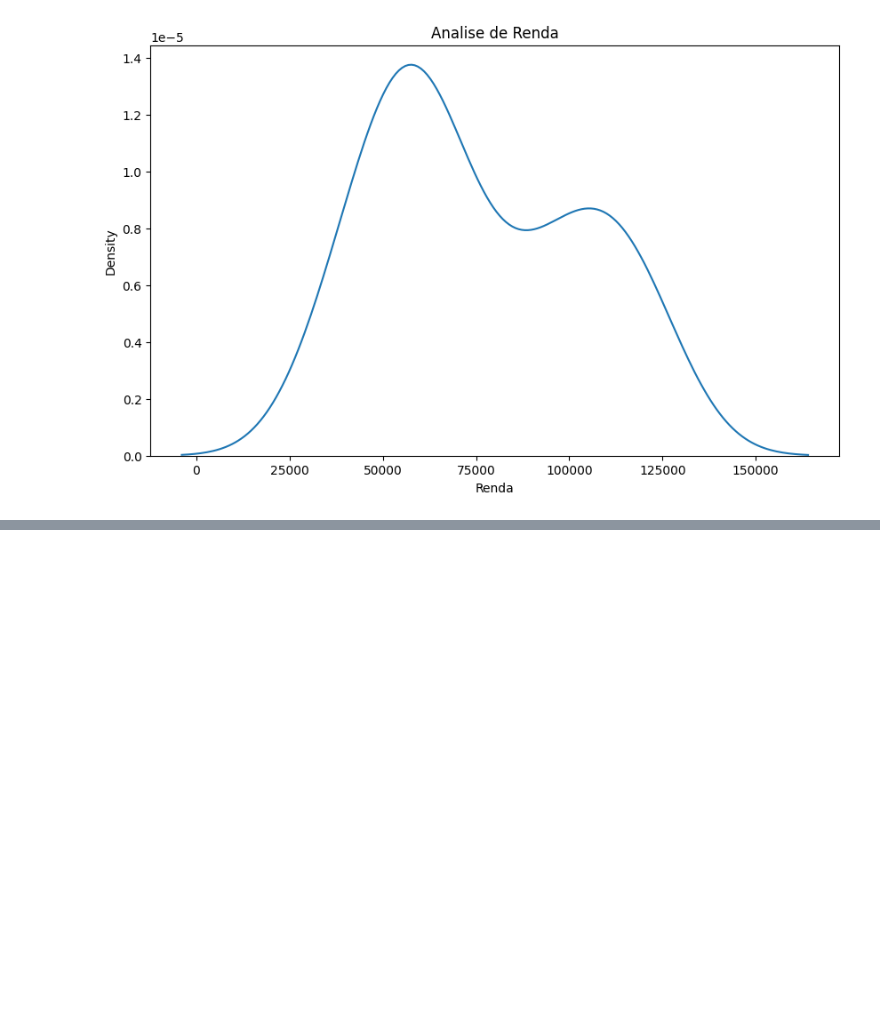
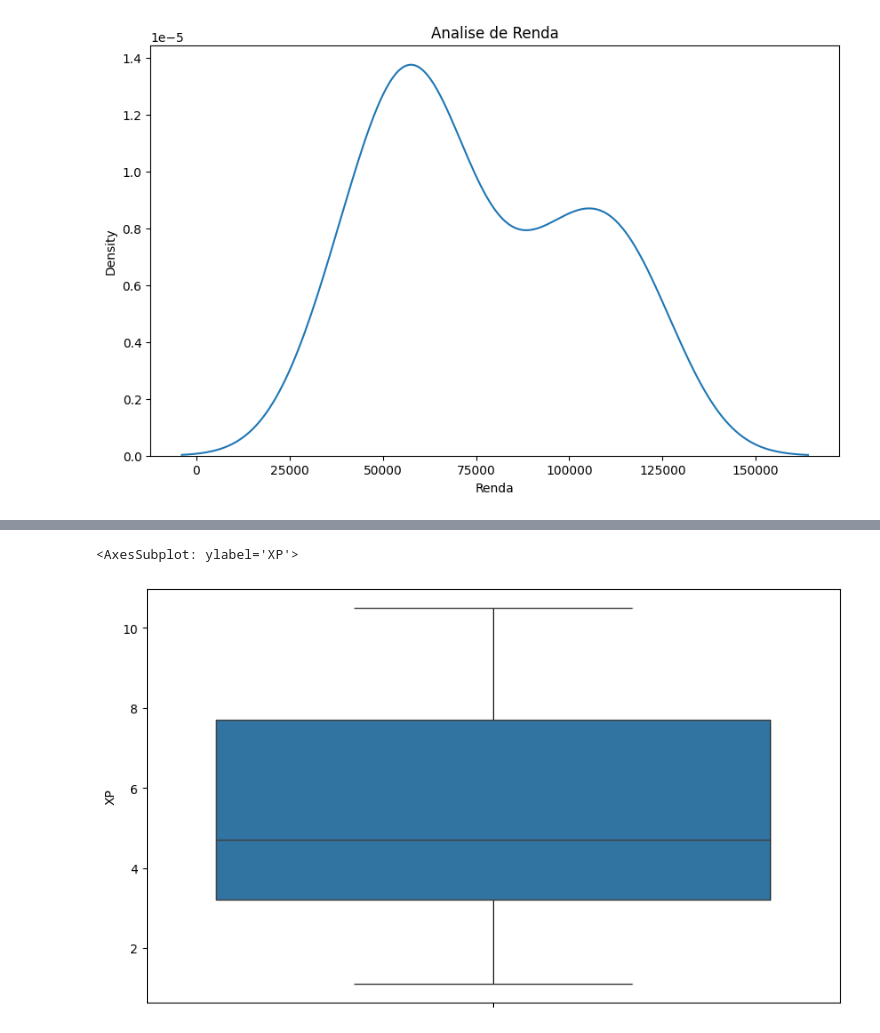
Before and after one commit to 21seya/Analise_dados_conceitos, a Jupyter notebook: projeto05.Recursos_Humanos.ipynb, the cells around one changed output, grey strips where cells are left out. Saved outputs shown, nothing was run; the diff lists cells and outputs as text; code cells hidden in the pictures; blank space fills up the shorter version.

```diff
--- a/projeto05.Recursos_Humanos.ipynb
+++ b/projeto05.Recursos_Humanos.ipynb
@@ -89,0 +99,9 @@ sns.kdeplot(df_recursos['Renda']);
+# %%
+#Tamanho
+plt.figure(figsize=(10,6))
+
+#Distribuição
+sns.boxplot(df_recursos['XP'])
+# %% [output]
+<AxesSubplot: ylabel='XP'>
+[figure, added]
```
Also changed, not shown: parts of 5 cells of this notebook, 1 other file.
